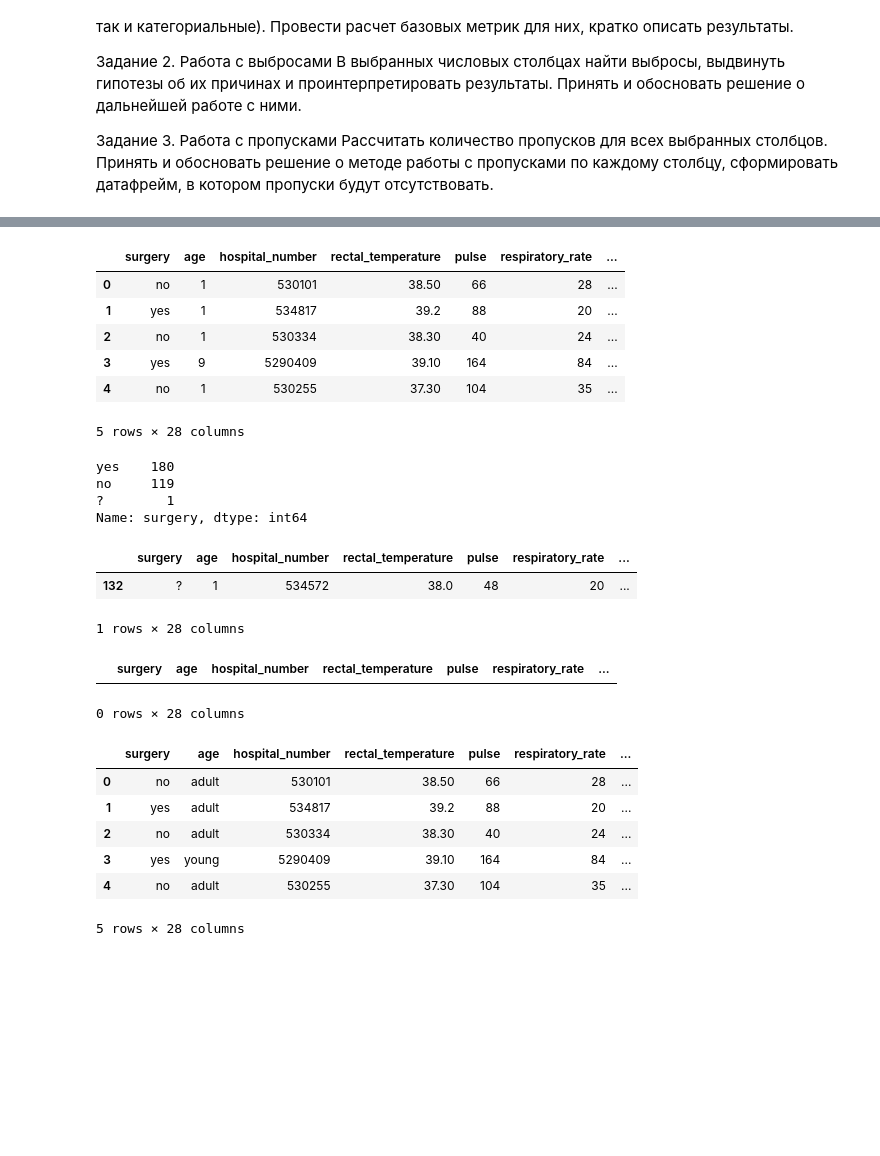
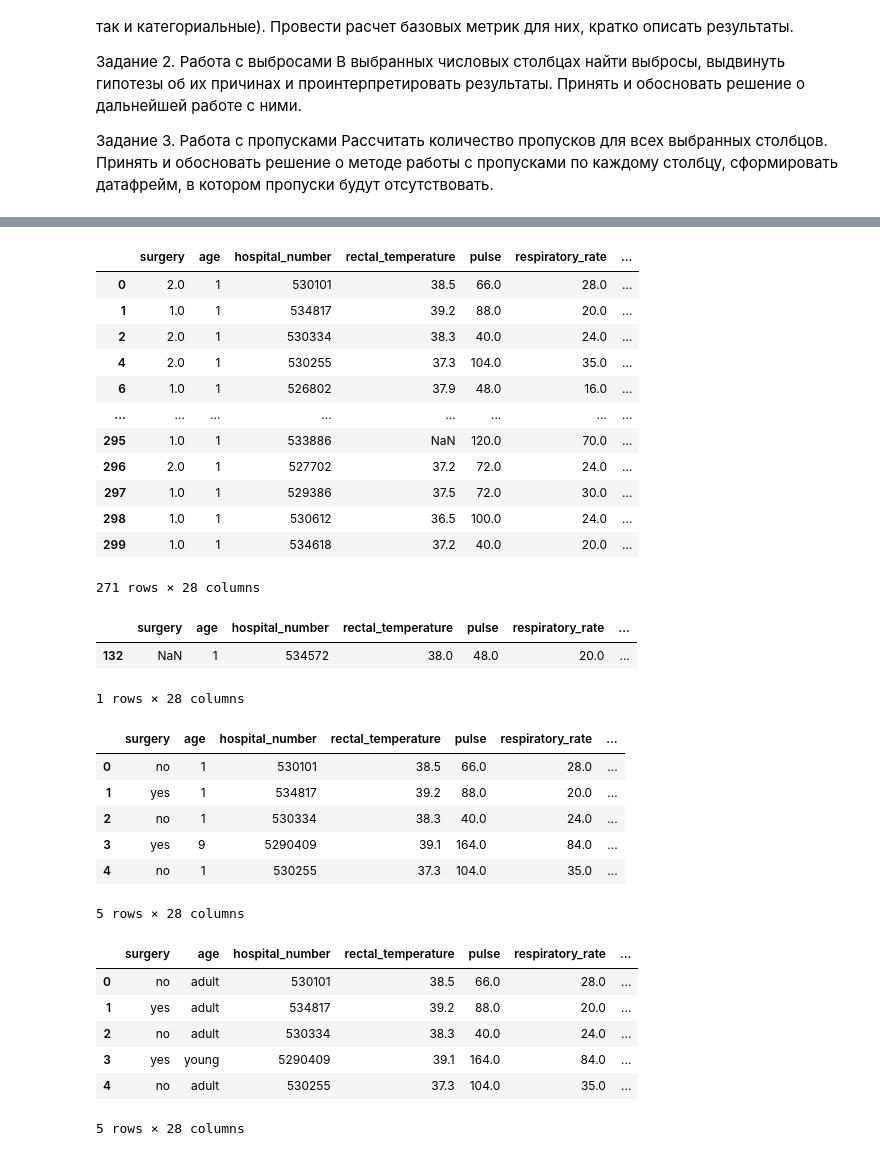
Before and after one commit to Mekhdievm/homework, a Jupyter notebook: 15/15.ipynb, the cells around one changed output, grey strips where cells are left out. Saved outputs shown, nothing was run; the diff lists cells and outputs as text; code cells hidden in the pictures; blank space fills up the shorter version.

```diff
--- a/15/15.ipynb
+++ b/15/15.ipynb
@@ -19,6 +19,7 @@ warnings.simplefilter(action='ignore', category=FutureWarning)
 pd.options.mode.chained_assignment = None  # default='warn'
 
 df = pd.read_csv("horse_data.csv",
+            na_values='?',
             names = [
                 "surgery",
                 "age",
@@ -61,0 +126,24 @@ df.head()
+# %%
+#Посмотрим выбросы по ключу pulse
+
+quantile1 = df.pulse.quantile(0.25)
+quantile3 = df.pulse.quantile(0.75)
+iqr = quantile3 - quantile1
+lower = quantile1 - (1.5 * iqr)
+upper = quantile3 + (1.5 * iqr)
+
+df[df.pulse.between(lower, upper, inclusive=True)]
+# %% [output]
+|  | surgery | age | hospital_number | rectal_temperature | pulse | respiratory_rate | ... |
+| 0 | 2.0 | 1 | 530101 | 38.5 | 66.0 | 28.0 | ... |
+| 1 | 1.0 | 1 | 534817 | 39.2 | 88.0 | 20.0 | ... |
+| 2 | 2.0 | 1 | 530334 | 38.3 | 40.0 | 24.0 | ... |
+| 4 | 2.0 | 1 | 530255 | 37.3 | 104.0 | 35.0 | ... |
+| 6 | 1.0 | 1 | 526802 | 37.9 | 48.0 | 16.0 | ... |
+| ... | ... | ... | ... | ... | ... | ... | ... |
+| 295 | 1.0 | 1 | 533886 | NaN | 120.0 | 70.0 | ... |
+| 296 | 2.0 | 1 | 527702 | 37.2 | 72.0 | 24.0 | ... |
+| 297 | 1.0 | 1 | 529386 | 37.5 | 72.0 | 30.0 | ... |
+| 298 | 1.0 | 1 | 530612 | 36.5 | 100.0 | 24.0 | ... |
+| 299 | 1.0 | 1 | 534618 | 37.2 | 40.0 | 20.0 | ... |
+271 rows × 28 columns
@@ -62,42 +154,27 @@ df.head()
 # %%
-#surgery?
-#1 = Yes, it had surgery
-#2 = It was treated without surgery
+# заменим на категорийное значение
+df.loc[df['surgery'] == 1, 'surgery'] = 'yes'
+df.loc[df['surgery'] == 2, 'surgery'] = 'no'
 
-# заменим на категорийное значение
-df.loc[df['surgery'] == '1', 'surgery'] = 'yes'
-df.loc[df['surgery'] == '2', 'surgery'] = 'no'
 
-df.head()
+df[df['surgery'].isna()]
 # %% [output]
 |  | surgery | age | hospital_number | rectal_temperature | pulse | respiratory_rate | ... |
-| 0 | no | 1 | 530101 | 38.50 | 66 | 28 | ... |
-| 1 | yes | 1 | 534817 | 39.2 | 88 | 20 | ... |
-| 2 | no | 1 | 530334 | 38.30 | 40 | 24 | ... |
-| 3 | yes | 9 | 5290409 | 39.10 | 164 | 84 | ... |
-| 4 | no | 1 | 530255 | 37.30 | 104 | 35 | ... |
+| 132 | NaN | 1 | 534572 | 38.0 | 48.0 | 20.0 | ... |
-5 rows × 28 columns
+1 rows × 28 columns
-# %%
-df['surgery'].value_counts()
-# %% [output]
-yes    180
-no     119
-?        1
-Name: surgery, dtype: int64
-# %%
-#Найдем пропущенные значения
-df.loc[df['surgery'] == '?']
-# %% [output]
-|  | surgery | age | hospital_number | rectal_temperature | pulse | respiratory_rate | ... |
-| 132 | ? | 1 | 534572 | 38.0 | 48 | 20 | ... |
-1 rows × 28 columns
 # %%
-#есть единственная запись, присвоим наиболее вероятное значение
+# судя по lesion_1 операция была, проставим пропущенное значение
 df['surgery'].iloc[132] = 'yes'
-df.loc[df['surgery'] == '?']
+
+df.head()
 # %% [output]
 |  | surgery | age | hospital_number | rectal_temperature | pulse | respiratory_rate | ... |
+| 0 | no | 1 | 530101 | 38.5 | 66.0 | 28.0 | ... |
+| 1 | yes | 1 | 534817 | 39.2 | 88.0 | 20.0 | ... |
+| 2 | no | 1 | 530334 | 38.3 | 40.0 | 24.0 | ... |
+| 3 | yes | 9 | 5290409 | 39.1 | 164.0 | 84.0 | ... |
+| 4 | no | 1 | 530255 | 37.3 | 104.0 | 35.0 | ... |
-0 rows × 28 columns
+5 rows × 28 columns
 # %%
 #Age
 #1 = Adult horse
@@ -110,9 +187,9 @@ df.loc[df['age'] == 9, 'age'] = 'young'
 df.head()
 # %% [output]
 |  | surgery | age | hospital_number | rectal_temperature | pulse | respiratory_rate | ... |
-| 0 | no | adult | 530101 | 38.50 | 66 | 28 | ... |
-| 1 | yes | adult | 534817 | 39.2 | 88 | 20 | ... |
-| 2 | no | adult | 530334 | 38.30 | 40 | 24 | ... |
-| 3 | yes | young | 5290409 | 39.10 | 164 | 84 | ... |
-| 4 | no | adult | 530255 | 37.30 | 104 | 35 | ... |
+| 0 | no | adult | 530101 | 38.5 | 66.0 | 28.0 | ... |
+| 1 | yes | adult | 534817 | 39.2 | 88.0 | 20.0 | ... |
+| 2 | no | adult | 530334 | 38.3 | 40.0 | 24.0 | ... |
+| 3 | yes | young | 5290409 | 39.1 | 164.0 | 84.0 | ... |
+| 4 | no | adult | 530255 | 37.3 | 104.0 | 35.0 | ... |
 5 rows × 28 columns
```
Also changed, not shown: parts of 41 cells of this notebook.
